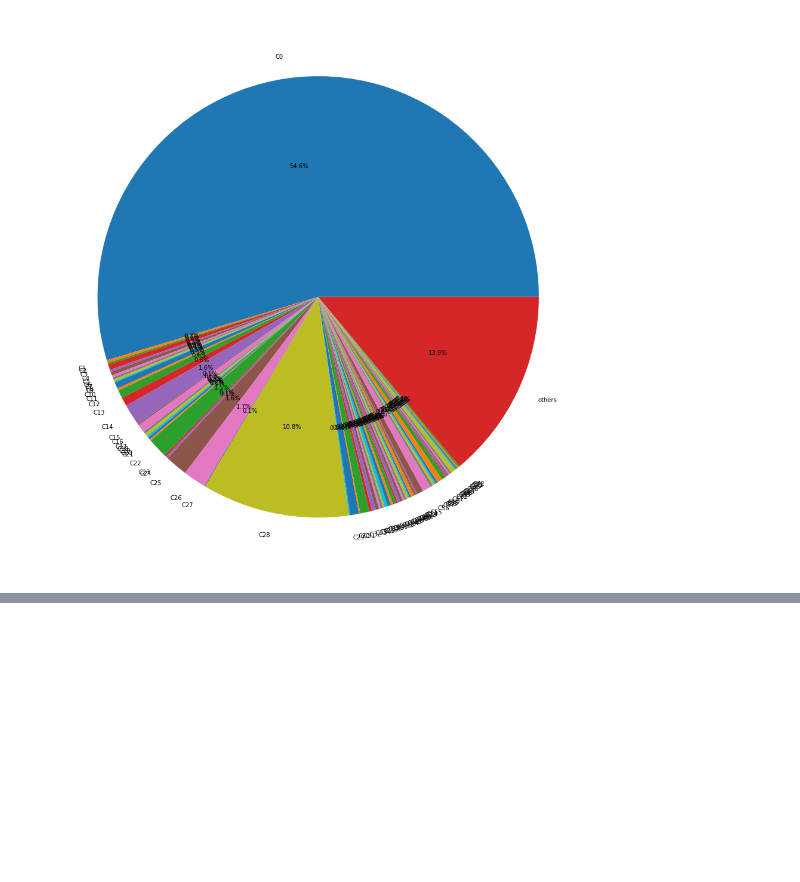
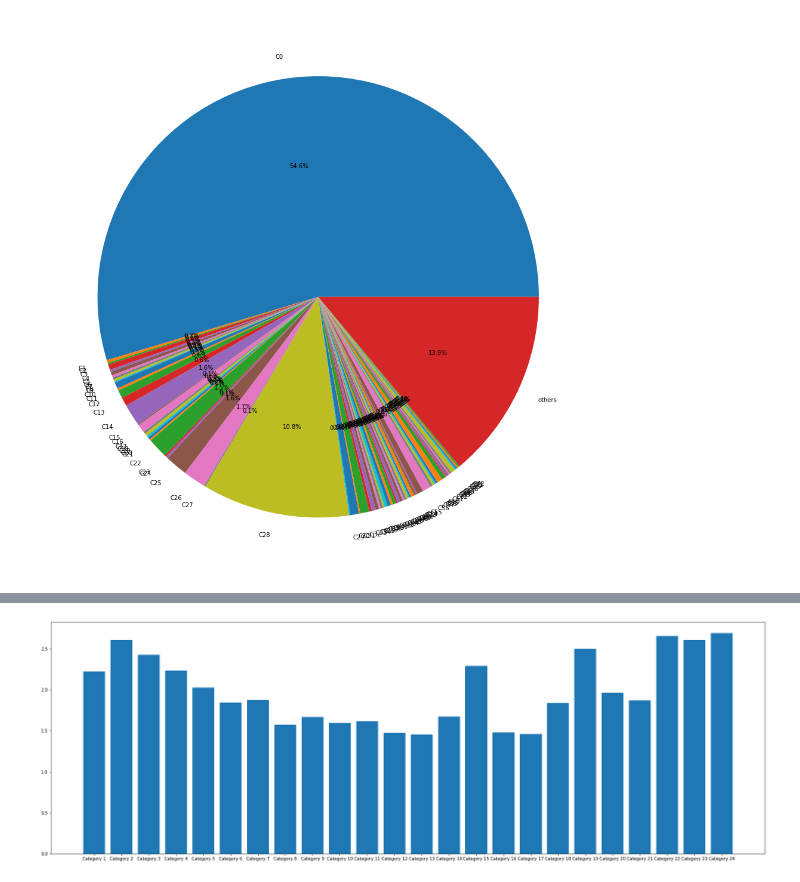
Before and after one commit to Aaron-Chang-AC/FDA_HW3_2_F64051164, a Jupyter notebook: main.ipynb, the cells around one changed output, grey strips where cells are left out. Cells and saved outputs as stored; diff of their text form; code cells hidden in the pictures; blank space fills up the shorter version.

```diff
--- a/main.ipynb
+++ b/main.ipynb
@@ -337,3 +351,17 @@ outliers: 760
+# %%
+# temp_cluster_28是用來算第2大cluster的平均rating
+temp_cluster_28 = training_set.values[0] * 0 #init
+for j in range(0,len(labels)):
+  if labels[j] == 28:
+    temp_cluster_28 += training_set.values[j]
+result_cluster_28 = temp_cluster_28/clusters['28']
+
+# 印出圖形
+plt.figure(figsize = (30,10))
+plt.bar(training_set.columns,result_cluster_28)
+plt.show()
+# %% [output]
+[figure, added]
 # %%
 EXECUTION_END_TIME = time.time() # 計算執行時間
 print('total execution time: {}'.format(EXECUTION_END_TIME - EXECUTION_START_TIME))
```
Also changed, not shown: parts of 4 cells of this notebook, 1 other file.
